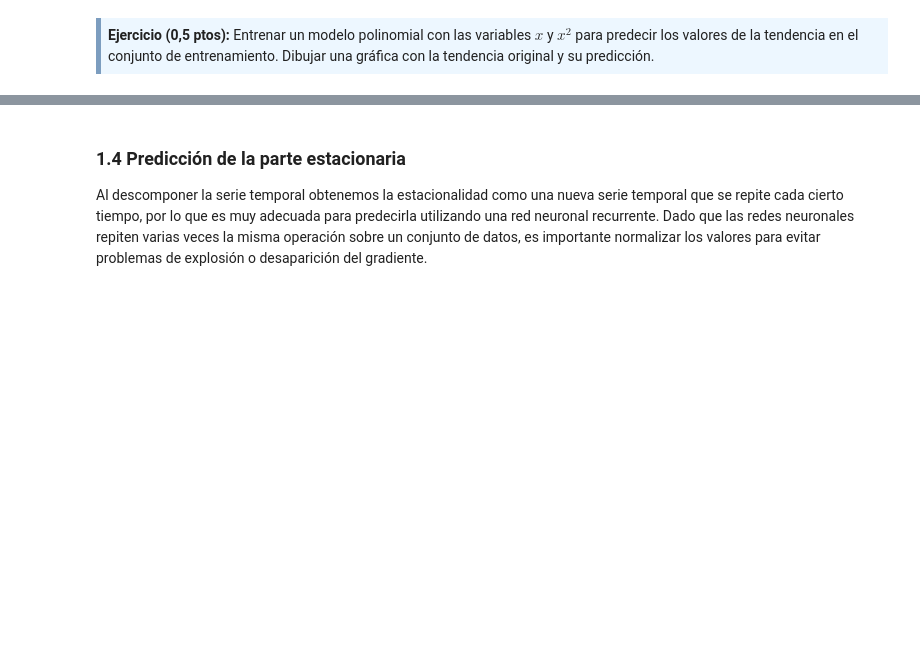
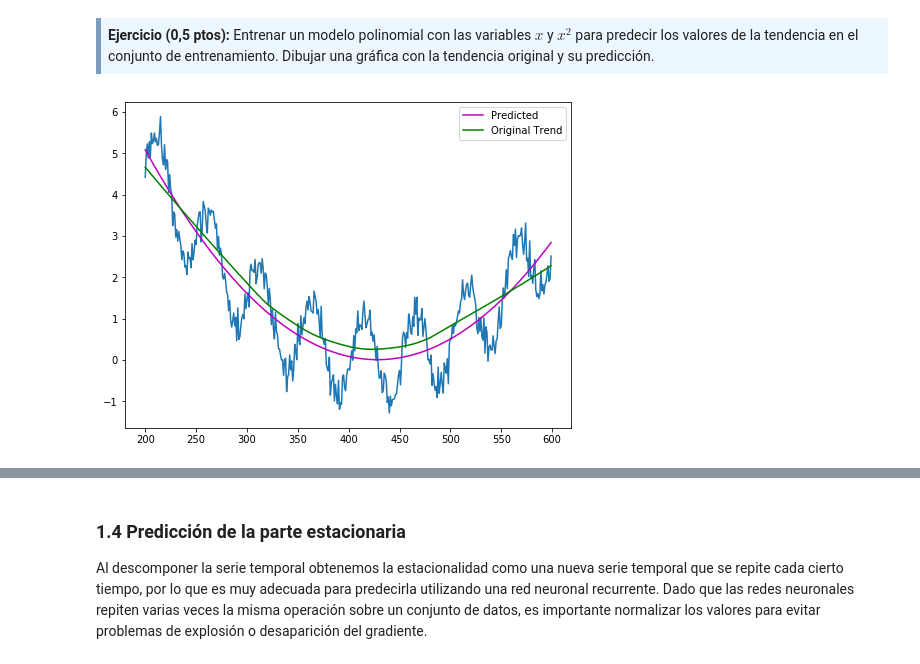
Before and after one commit to fernandoabcampos/deep-learning, a Jupyter notebook: PEC3/20182_M2.875_PEC3-Enunciado.ipynb, the cells around one changed output, grey strips where cells are left out. Drawn from its saved outputs; the diff is of its cells as text; code cells hidden in the pictures; blank space fills up the shorter version.

Commit message:
Exercise 1.3 - PolynomialFeatures

```diff
--- a/PEC3/20182_M2.875_PEC3-Enunciado.ipynb
+++ b/PEC3/20182_M2.875_PEC3-Enunciado.ipynb
@@ -120,6 +121,8 @@ Valor periodo:  85
 Valor periodo:  27
 [figure]
 [figure]
+# %%
+final_stl =  decompose(serie, period = period)
 # %% [markdown]
 <div style="background-color: #EDF7FF; border-color: #7C9DBF; border-left: 5px solid #7C9DBF; padding: 0.5em;">
 <strong>Ejercicio (0,5 ptos):</strong> Analizar la importancia de calcular correctamente el periodo estacional de una serie temporal utilizando los resultados obtenidos anteriormente.
@@ -138,3 +141,25 @@ La tendencia de una serie temporal cambia lentamente con el tiempo. Además, en
 <div style="background-color: #EDF7FF; border-color: #7C9DBF; border-left: 5px solid #7C9DBF; padding: 0.5em;">
 <strong>Ejercicio (0,5 ptos):</strong> Entrenar un modelo polinomial con las variables $x$ y $x^2$ para predecir los valores de la tendencia en el conjunto de entrenamiento. Dibujar una gráfica con la tendencia original y su predicción.
 </div>
+# %%
+from sklearn.preprocessing import PolynomialFeatures
+import operator
+
+polynomial_features = PolynomialFeatures(degree=2)
+x_poly = polynomial_features.fit_transform(idx.reshape(-1,1))
+model = LinearRegression()
+model.fit(x_poly, serie)
+y_poly_pred = model.predict(x_poly)
+# %%
+plt.plot(idx, serie)
+# sort the values of x before line plot
+sort_axis = operator.itemgetter(0)
+sorted_zip = sorted(zip(idx, y_poly_pred), key=sort_axis)
+x, y_poly_pred = zip(*sorted_zip)
+plt.plot(idx, y_poly_pred, color='m', label="Predicted")
+plt.plot(idx, final_stl.trend, color='g', label="Original Trend")
+plt.legend()
+
+plt.show()
+# %% [output]
+[figure, added]
```
Also changed, not shown: parts of 2 cells of this notebook.
